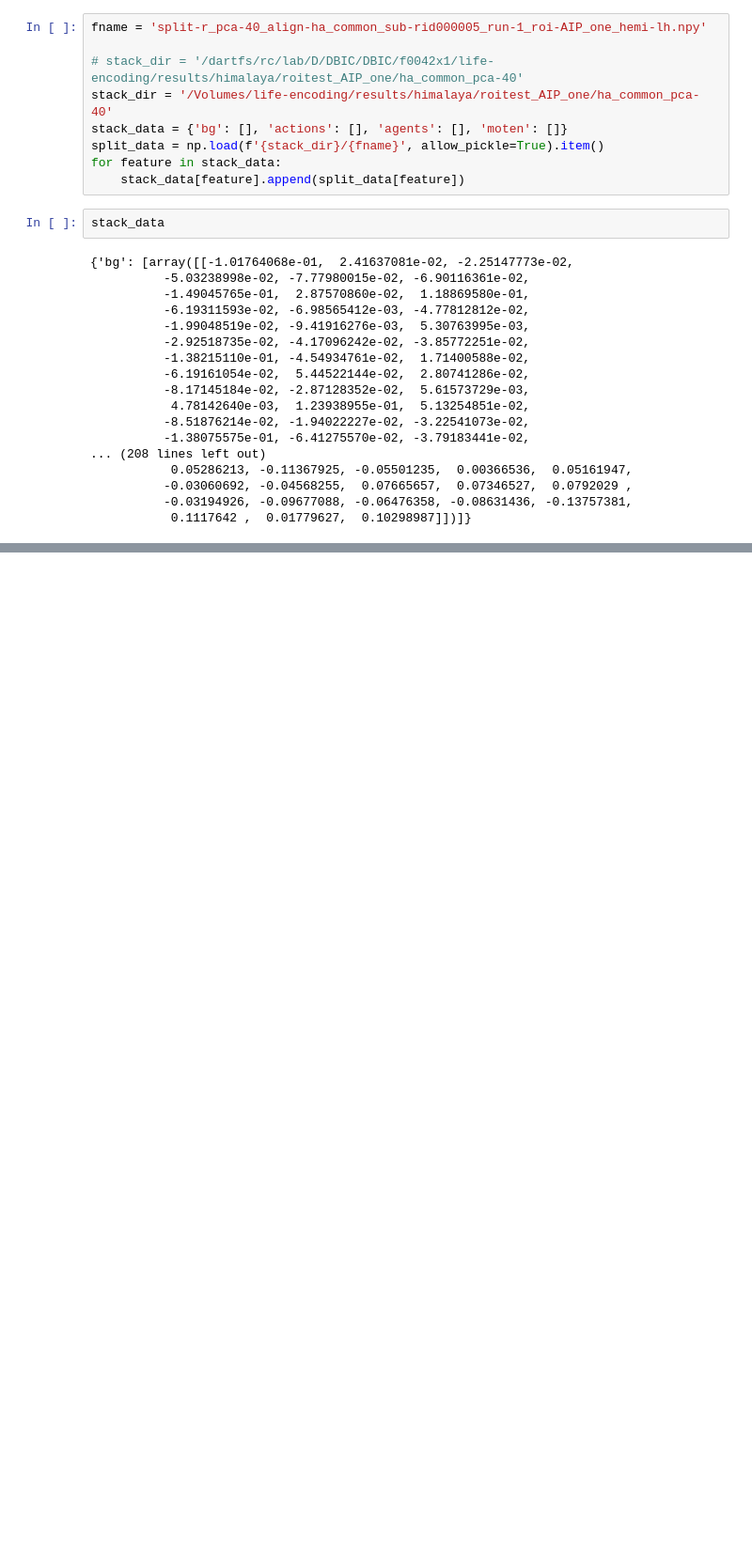
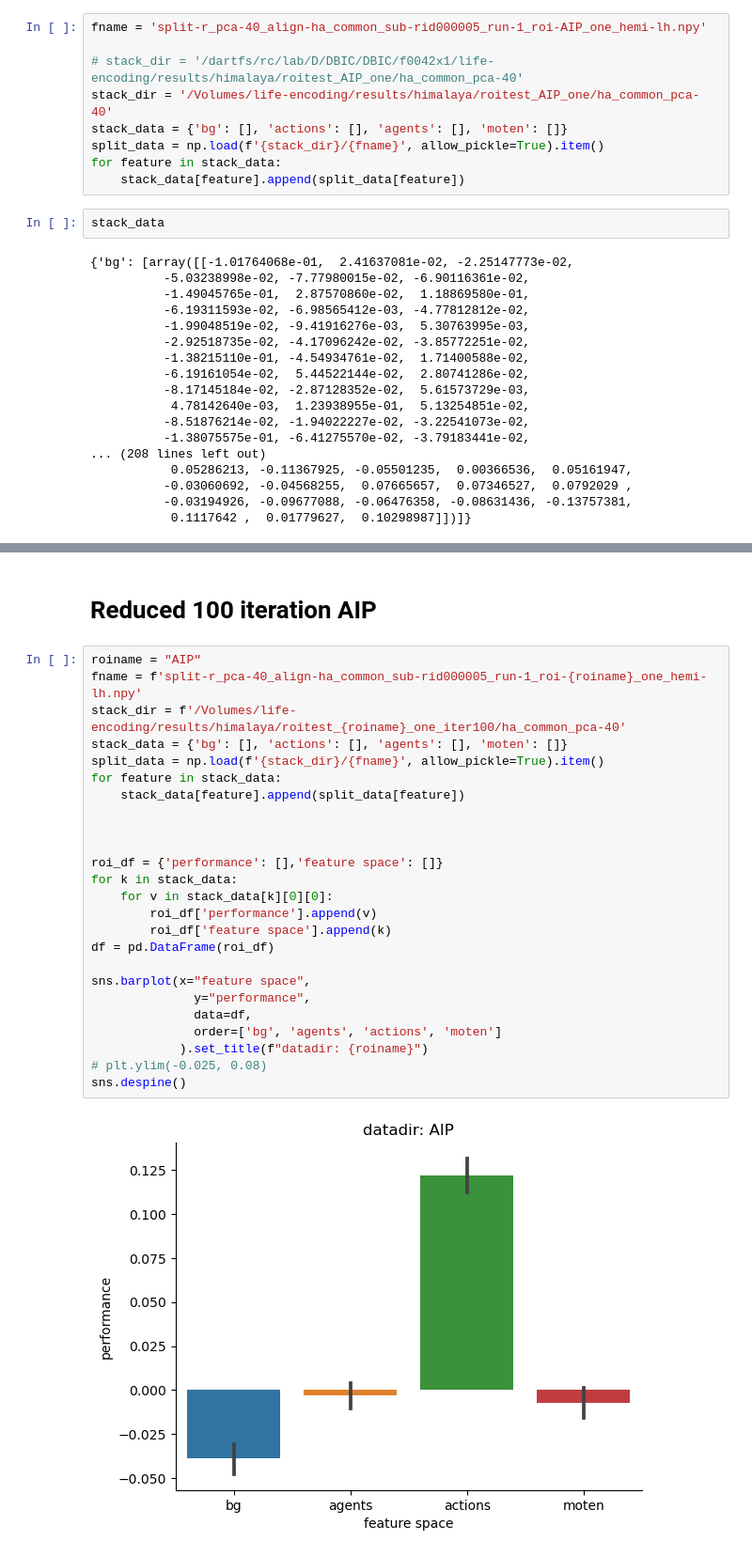
Before and after one commit to jungheejung/life-encoding, a Jupyter notebook: scripts/himalaya/roitest/step02_plotextractcorr.ipynb, the cells around one changed output, grey strips where cells are left out. Shown at 94% size. Drawn from its saved outputs; the diff is of its cells as text; blank space fills up the shorter version.

Commit message:
DEV: iterations of shift TR and different annotations

```diff
--- a/scripts/himalaya/roitest/step02_plotextractcorr.ipynb
+++ b/scripts/himalaya/roitest/step02_plotextractcorr.ipynb
@@ -56,0 +76,29 @@ plt.show()
+# %% [markdown]
+# Reduced 100 iteration AIP
+# %%
+roiname = "AIP"
+fname = f'split-r_pca-40_align-ha_common_sub-rid000005_run-1_roi-{roiname}_one_hemi-lh.npy'
+stack_dir = f'/Volumes/life-encoding/results/himalaya/roitest_{roiname}_one_iter100/ha_common_pca-40'
+stack_data = {'bg': [], 'actions': [], 'agents': [], 'moten': []}
+split_data = np.load(f'{stack_dir}/{fname}', allow_pickle=True).item()
+for feature in stack_data:
+    stack_data[feature].append(split_data[feature])
+
+
+
+roi_df = {'performance': [],'feature space': []}
+for k in stack_data:
+    for v in stack_data[k][0][0]:
+        roi_df['performance'].append(v)
+        roi_df['feature space'].append(k)
+df = pd.DataFrame(roi_df)
+
+sns.barplot(x="feature space",
+              y="performance",
+              data=df,
+              order=['bg', 'agents', 'actions', 'moten']
+            ).set_title(f"datadir: {roiname}")
+# plt.ylim(-0.025, 0.08)
+sns.despine()
+# %% [output]
+[figure, added]
```
Also changed, not shown: parts of 18 cells of this notebook, 2 other files.
